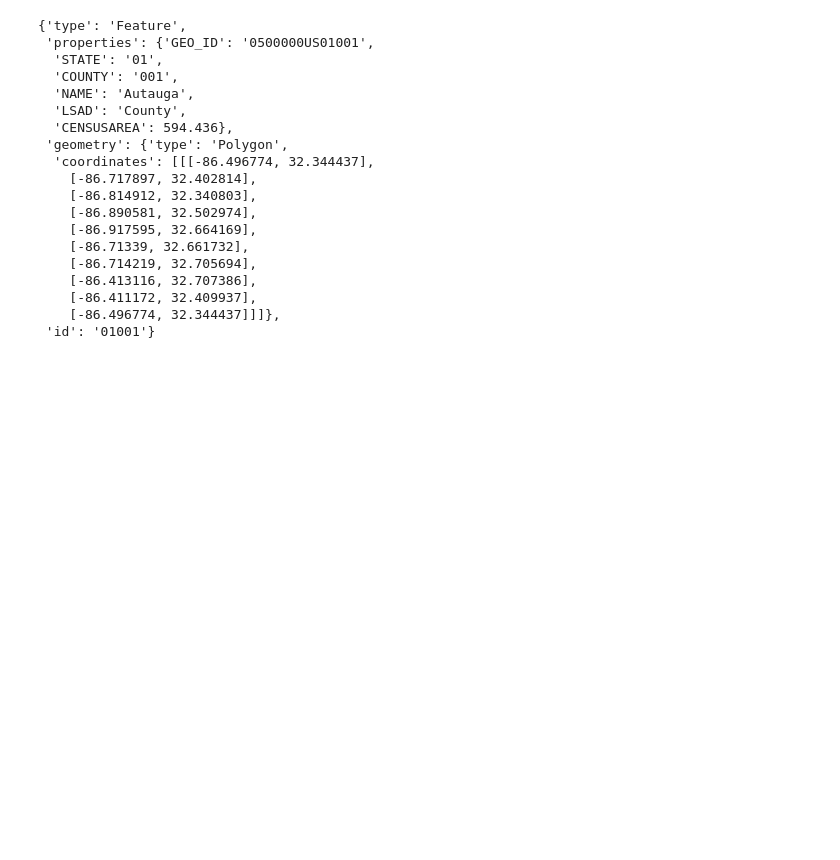
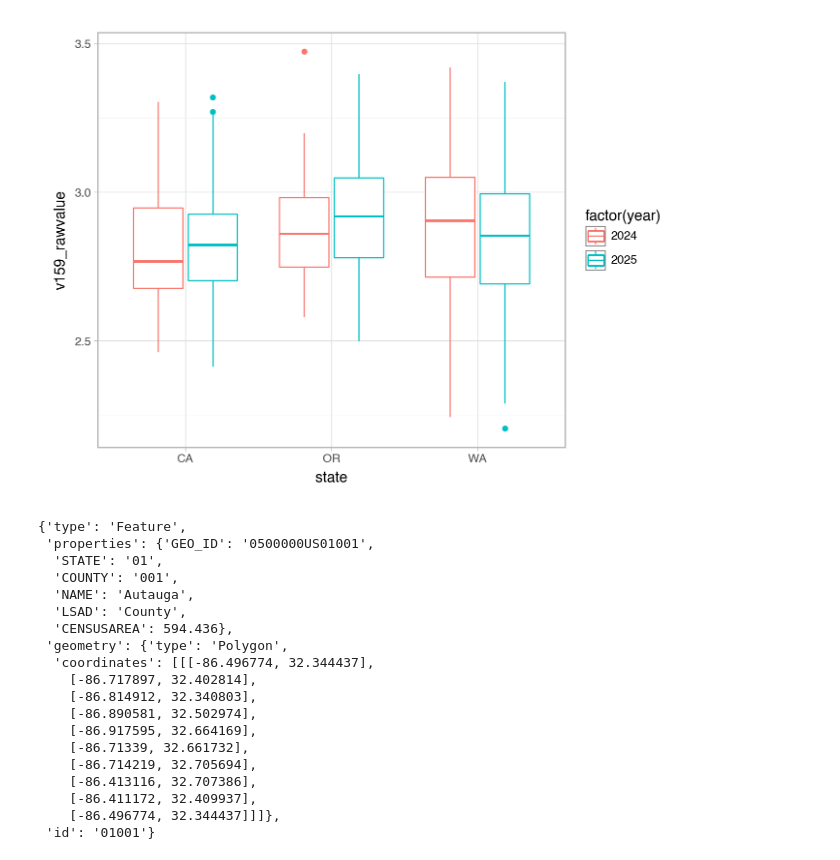
Before and after one commit to CalCoRE/show-your-work, a Jupyter notebook: CHR_data25.ipynb, the cells around one changed output. Cells and saved outputs as stored; diff of their text form; code cells hidden in the pictures; blank space fills up the shorter version.

Commit message:
added 2024 data

```diff
--- a/CHR_data25.ipynb
+++ b/CHR_data25.ipynb
@@ -14,4 +14,5 @@ pd.options.mode.copy_on_write = True
 matplotlib.rcParams.update({'savefig.bbox': 'tight'})
 pn.theme_set(pn.theme_light())
 # %%
-df = pd.read_csv(here('data/analytic_data2025_v3.csv'), skiprows = 1)
+df24 = pd.read_csv(here('data/analytic_data2024.csv'), skiprows = 1)
+df25 = pd.read_csv(here('data/analytic_data2025_v3.csv'), skiprows = 1)
@@ -24,0 +19,3 @@ df = pd.read_csv(here('data/analytic_data2025_v3.csv'), skiprows = 1)
+# %%
+df = df24.merge(df25, 'outer')
+df.groupby(['year', 'state'])['v159_rawvalue'].mean()
@@ -25 +36,10 @@ df = pd.read_csv(here('data/analytic_data2025_v3.csv'), skiprows = 1)
+# %%
+pn.ggplot.show(
+  pn.ggplot(df.loc[df['state'].isin(['CA', 'OR', 'WA'])],
+            pn.aes('state',
+                   'v159_rawvalue')) # Reading Scores raw value
+  + pn.geom_boxplot(pn.aes(color = 'factor(year)'))
+)
+# %% [output]
+[figure, added]
 # %%
```
Also changed, not shown: parts of 9 cells of this notebook, 1 other file.
